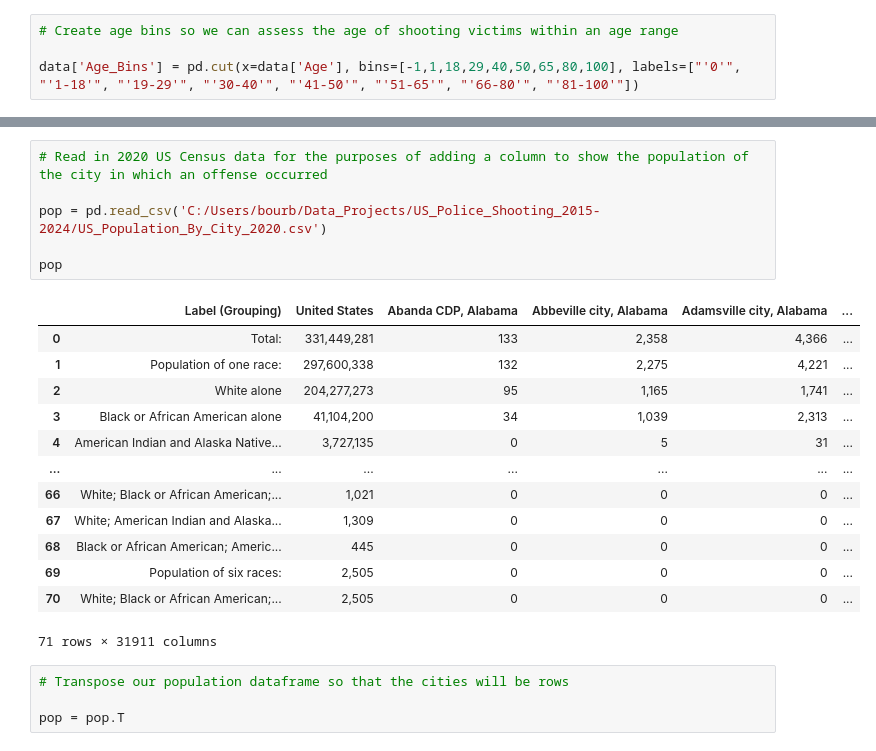
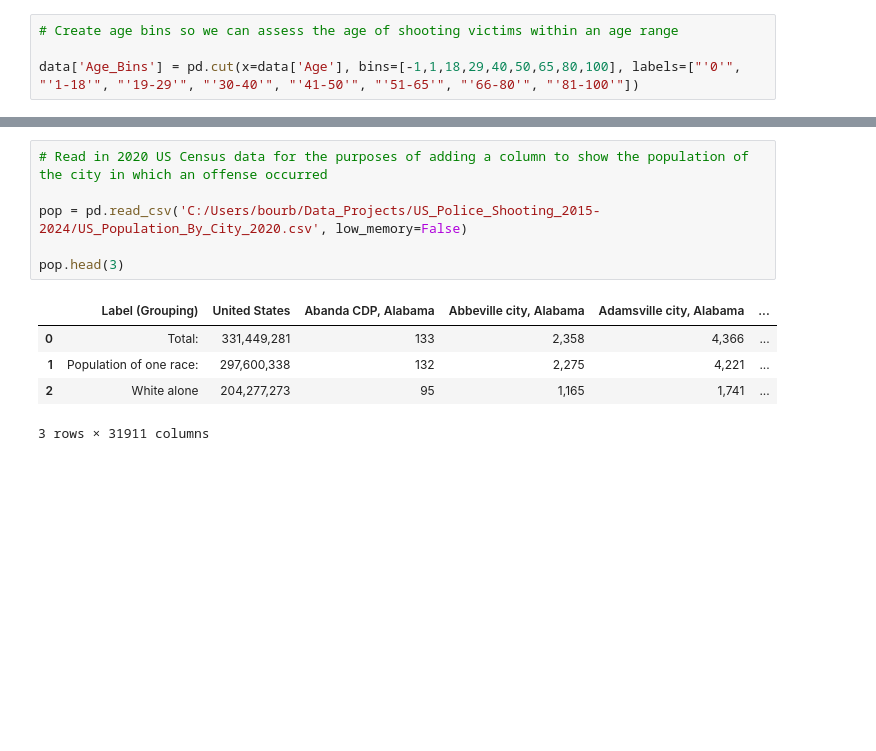
Before and after one commit to matt-harvey-data/US_Police_Shootings_2015-2024, a Jupyter notebook: US_Police_Shootings_2015-2024.ipynb, the cells around one changed output, grey strips where cells are left out. Saved outputs shown, nothing was run; the diff lists cells and outputs as text; blank space fills up the shorter version.

```diff
--- a/US_Police_Shootings_2015-2024.ipynb
+++ b/US_Police_Shootings_2015-2024.ipynb
@@ -593,24 +494,12 @@ data.head(10)
 # %%
 # Read in 2020 US Census data for the purposes of adding a column to show the population of the city in which an offense occurred
 
-pop = pd.read_csv('C:/Users/bourb/Data_Projects/US_Police_Shooting_2015-2024/US_Population_By_City_2020.csv')
+pop = pd.read_csv('C:/Users/bourb/Data_Projects/US_Police_Shooting_2015-2024/US_Population_By_City_2020.csv', low_memory=False)
 
-pop
+pop.head(3)
 # %% [output]
 |  | Label (Grouping) | United States | Abanda CDP, Alabama | Abbeville city, Alabama | Adamsville city, Alabama | ... |
 | 0 | Total: | 331,449,281 | 133 | 2,358 | 4,366 | ... |
 | 1 | Population of one race: | 297,600,338 | 132 | 2,275 | 4,221 | ... |
 | 2 | White alone | 204,277,273 | 95 | 1,165 | 1,741 | ... |
-| 3 | Black or African American alone | 41,104,200 | 34 | 1,039 | 2,313 | ... |
-| 4 | American Indian and Alaska Native... | 3,727,135 | 0 | 5 | 31 | ... |
-| ... | ... | ... | ... | ... | ... | ... |
-| 66 | White; Black or African American;... | 1,021 | 0 | 0 | 0 | ... |
-| 67 | White; American Indian and Alaska... | 1,309 | 0 | 0 | 0 | ... |
-| 68 | Black or African American; Americ... | 445 | 0 | 0 | 0 | ... |
-| 69 | Population of six races: | 2,505 | 0 | 0 | 0 | ... |
-| 70 | White; Black or African American;... | 2,505 | 0 | 0 | 0 | ... |
-71 rows × 31911 columns
+3 rows × 31911 columns
-# %%
-# Transpose our population dataframe so that the cities will be rows
-
-pop = pop.T
```
Also changed, not shown: parts of 88 cells of this notebook, 2 other files.
